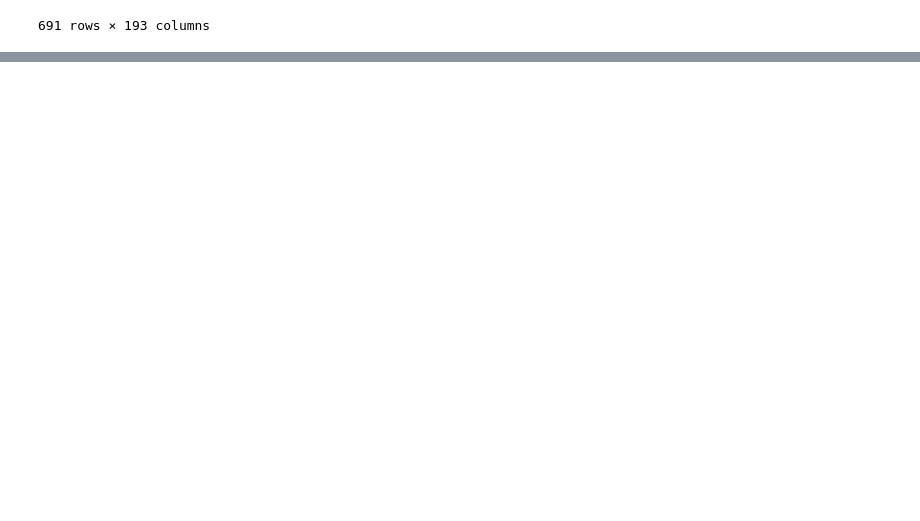
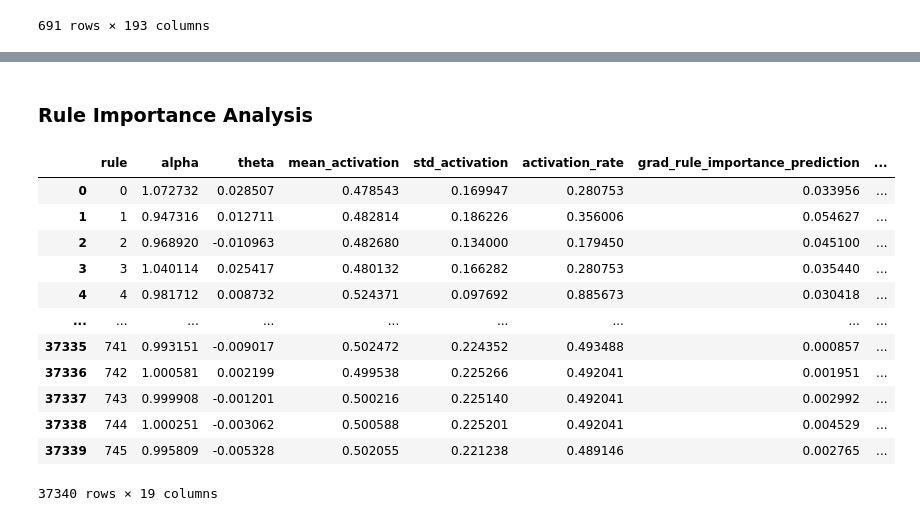
Before and after one commit to Xiaoxuan-Yu-ty/HybridKG, a Jupyter notebook: nesy_gnn/rule_analysis.ipynb, the cells around one changed output, grey strips where cells are left out. Saved outputs shown, nothing was run; the diff lists cells and outputs as text; code cells hidden in the pictures; blank space fills up the shorter version.

```diff
--- a/nesy_gnn/rule_analysis.ipynb
+++ b/nesy_gnn/rule_analysis.ipynb
@@ -929,0 +906,41 @@ result
+# %% [markdown]
+### Rule Importance Analysis
+# %%
+def get_df_rules(result_path:str):
+
+    with open(result_path, 'rb') as f:
+        result = pickle.load(f)
+
+    rules_dfs = []
+    samples_dfs = []
+
+    for model_name, res in result.items():
+        if not isinstance(res, dict):
+            continue
+
+        res_rules = res.get("df_rules")
+        if isinstance(res_rules, list) and len(res_rules) != 0:
+            for fold_idx, rules in enumerate(res_rules):
+                if rules is None or not isinstance(rules, pd.DataFrame):
+                    continue
+                rules = rules.copy()
+                rules["fold"] = fold_idx + 1
+                rules["model"] = model_name
+                rules['rule_name'] = rules.index
+                rules_dfs.append(rules)
+
+        res_samples = res.get("df_samples")
+        if isinstance(res_samples, list) and len(res_samples) != 0:
+            for fold_idx, samples in enumerate(res_samples):
+                if samples is None or not isinstance(samples, pd.DataFrame):
+                    continue
+                samples = samples.copy()
+                samples["fold"] = fold_idx + 1
+                samples["model"] = model_name
+                samples['sample_id'] = samples.index
+                samples_dfs.append(samples)
+
+    df_rule = pd.concat(rules_dfs, axis=0, ignore_index=True)
+    df_sample = pd.concat(samples_dfs, axis=0, ignore_index=True)
+
+    return df_rule, df_sample
@@ -929,0 +988,19 @@ result
+# %%
+root_dir = "../nesy_gnn/results/explain/AD_KG"
+save_dir = "../nesy_gnn/results/explain/AD_KG/rules"
+df_rules, df_samples = parse_all_rules(root_dir, save_dir)
+df_rules
+# %% [output]
+|  | rule | alpha | theta | mean_activation | std_activation | activation_rate | grad_rule_importance_prediction | ... |
+| 0 | 0 | 1.072732 | 0.028507 | 0.478543 | 0.169947 | 0.280753 | 0.033956 | ... |
+| 1 | 1 | 0.947316 | 0.012711 | 0.482814 | 0.186226 | 0.356006 | 0.054627 | ... |
+| 2 | 2 | 0.968920 | -0.010963 | 0.482680 | 0.134000 | 0.179450 | 0.045100 | ... |
+| 3 | 3 | 1.040114 | 0.025417 | 0.480132 | 0.166282 | 0.280753 | 0.035440 | ... |
+| 4 | 4 | 0.981712 | 0.008732 | 0.524371 | 0.097692 | 0.885673 | 0.030418 | ... |
+| ... | ... | ... | ... | ... | ... | ... | ... | ... |
+| 37335 | 741 | 0.993151 | -0.009017 | 0.502472 | 0.224352 | 0.493488 | 0.000857 | ... |
+| 37336 | 742 | 1.000581 | 0.002199 | 0.499538 | 0.225266 | 0.492041 | 0.001951 | ... |
+| 37337 | 743 | 0.999908 | -0.001201 | 0.500216 | 0.225140 | 0.492041 | 0.002992 | ... |
+| 37338 | 744 | 1.000251 | -0.003062 | 0.500588 | 0.225201 | 0.492041 | 0.004529 | ... |
+| 37339 | 745 | 0.995809 | -0.005328 | 0.502055 | 0.221238 | 0.489146 | 0.002765 | ... |
+37340 rows × 19 columns
```
Also changed, not shown: parts of 9 cells of this notebook, 2 other files.
